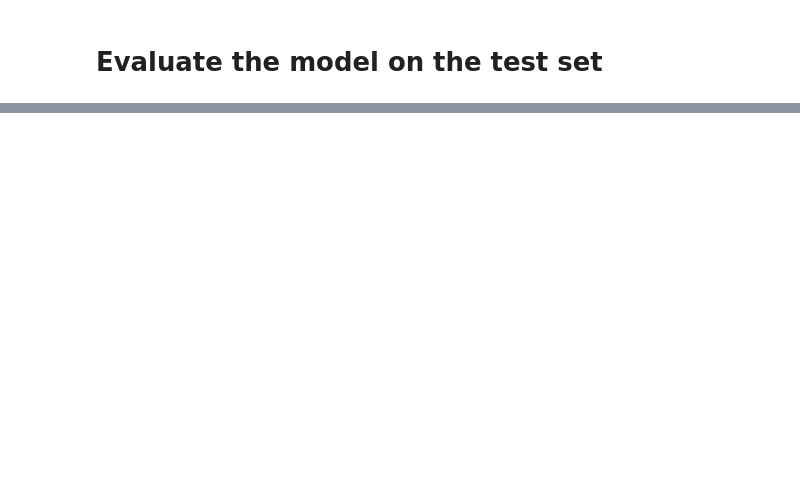
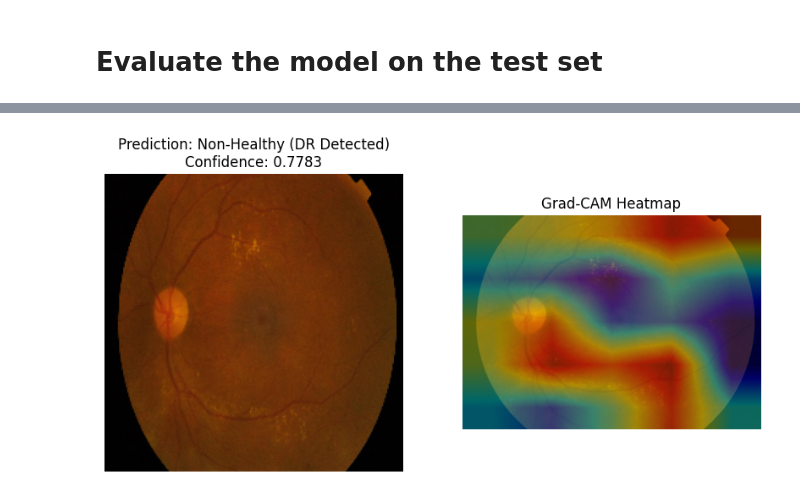
Before and after one commit to TejasviBaddam/Automated-Detection-of-Diabetic-Retinopathy-Using-Convolutional-Neural-Networks-CNN-, a Jupyter notebook: Data_V1_model.ipynb, the cells around one changed output, grey strips where cells are left out. Cells and saved outputs as stored; diff of their text form; code cells hidden in the pictures; blank space fills up the shorter version.

```diff
--- a/Data_V1_model.ipynb
+++ b/Data_V1_model.ipynb
@@ -374,0 +615,11 @@ weighted avg       0.94      0.94      0.94       367
+# %%
+from tensorflow.keras.models import load_model
+
+# Load the saved model
+loaded_model = load_model("/content/drive/MyDrive/dataset/best_model_inceptionv3.keras")
+print("Model loaded successfully!")
+
+# Evaluate the loaded model (optional)
+loss, accuracy = loaded_model.evaluate(X_test, y_test, verbose=0)
+print(f"Loaded Model Test Loss: {loss:.4f}")
+print(f"Loaded Model Test Accuracy: {accuracy:.4f}")
@@ -374,0 +699,76 @@ weighted avg       0.94      0.94      0.94       367
+# %%
+uploaded = files.upload()
+
+image_name = list(uploaded.keys())[0]
+print(f"Uploaded image: {image_name}")
+
+model = load_model("/content/drive/MyDrive/dataset/best_model_inceptionv3.h5")
+
+def preprocess_image(img_path):
+    img = image.load_img(img_path, target_size=(224, 224))
+    img_array = image.img_to_array(img)
+    img_array = img_array / 255.0
+    img_array = np.expand_dims(img_array, axis=0)
+    return img_array
+
+def predict_image(img_path):
+    img_array = preprocess_image(img_path)
+    prediction = model.predict(img_array)
+    confidence = prediction[0][0]
+    if confidence > 0.5:
+        result = "Non-Healthy (DR Detected)"
+    else:
+        result = "Healthy (No DR)"
+    return result, confidence, img_array
+
+def grad_cam(img_array, model, last_conv_layer_name):
+
+    grad_model = tf.keras.models.Model(
+        inputs=[model.inputs],
+        outputs=[model.get_layer(last_conv_layer_name).output, model.output]
+    )
+
+    with tf.GradientTape() as tape:
+        conv_outputs, predictions = grad_model(img_array)
+        loss = predictions[:, 0]
+
+    grads = tape.gradient(loss, conv_outputs)[0]
+
+    pooled_grads = tf.reduce_mean(grads, axis=(0, 1))
+
+    conv_outputs = conv_outputs[0]
+    heatmap = conv_outputs @ pooled_grads[..., tf.newaxis]
+    heatmap = tf.squeeze(heatmap)
+
+    heatmap = tf.maximum(heatmap, 0) / tf.reduce_max(heatmap)
+    return heatmap.numpy()
+
+def overlay_heatmap(img_path, heatmap):
+    img = cv2.imread(img_path)
+    heatmap = cv2.resize(heatmap, (img.shape[1], img.shape[0]))
+    heatmap = np.uint8(255 * heatmap)
+    heatmap = cv2.applyColorMap(heatmap, cv2.COLORMAP_JET)
+    superimposed_img = cv2.addWeighted(img, 0.6, heatmap, 0.4, 0)
+    return superimposed_img
+
+result, confidence, img_array = predict_image(image_name)
+
+img = image.load_img(image_name, target_size=(224, 224))
+plt.figure(figsize=(10, 5))
+
+plt.subplot(1, 2, 1)
+plt.imshow(img)
+plt.axis('off')
+plt.title(f"Prediction: {result}\nConfidence: {confidence:.4f}")
+
+last_conv_layer_name = "mixed10"
+heatmap = grad_cam(img_array, model, last_conv_layer_name)
+superimposed_img = overlay_heatmap(image_name, heatmap)
+
+plt.subplot(1, 2, 2)
+plt.imshow(cv2.cvtColor(superimposed_img, cv2.COLOR_BGR2RGB))
+plt.title("Grad-CAM Heatmap")
+plt.axis('off')
+
+plt.show()
+# %% [output]
@@ -374,0 +783 @@ weighted avg       0.94      0.94      0.94       367
+[figure, added]
```
Also changed, not shown: parts of 25 cells of this notebook.
